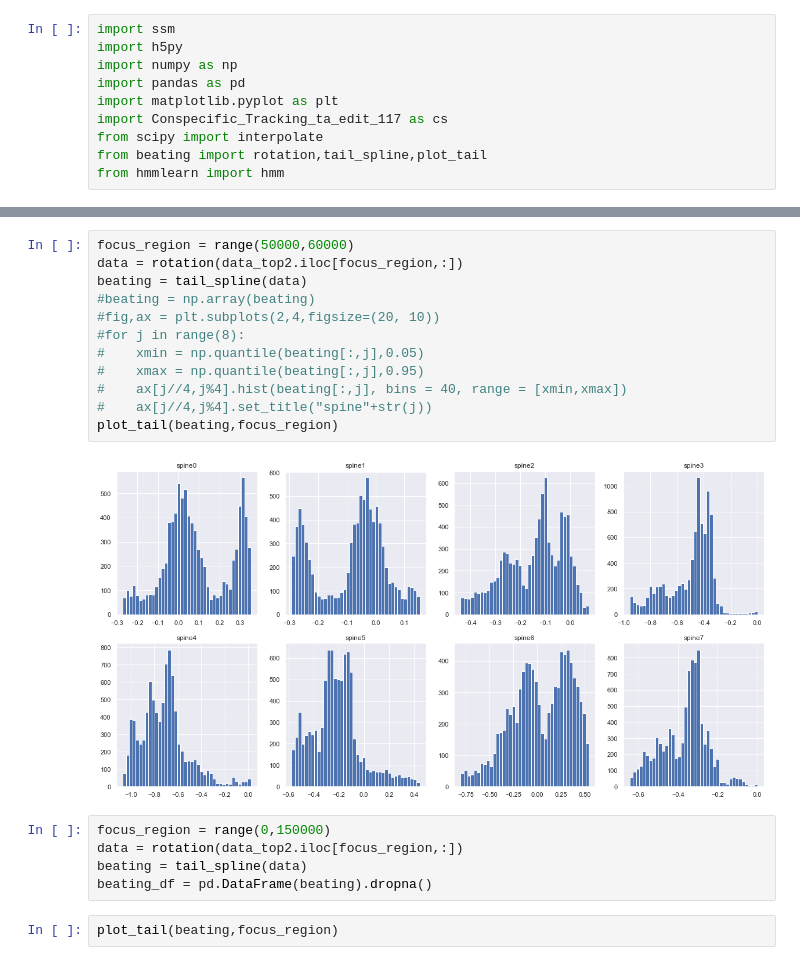
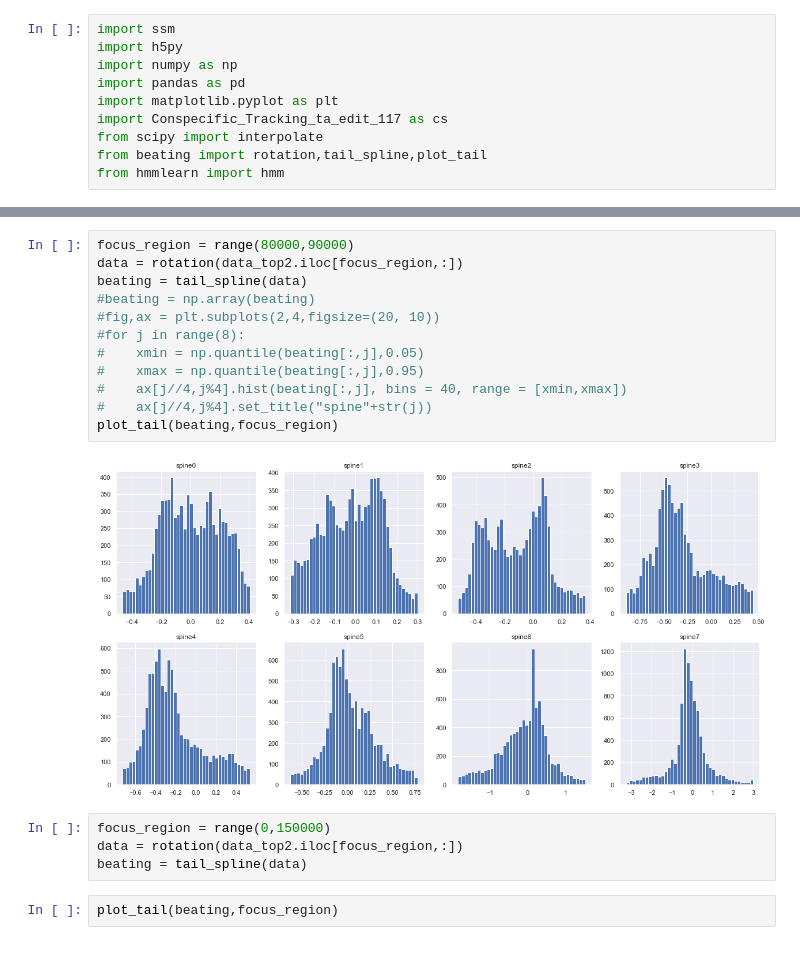
Before and after one commit to claire-everett/DSI-Students, a Jupyter notebook: Yuqi_scripts/200416-tail_beating_clustering.ipynb, the cells around one changed output, grey strips where cells are left out. Cells and saved outputs as stored; diff of their text form.

```diff
--- a/Yuqi_scripts/200416-tail_beating_clustering.ipynb
+++ b/Yuqi_scripts/200416-tail_beating_clustering.ipynb
@@ -25,24 +21,23 @@ A value is trying to be set on a copy of a slice from a DataFrame
 See the caveats in the documentation: http://pandas.pydata.org/pandas-docs/stable/user_guide/indexing.html#returning-a-view-versus-a-copy
   """
 # %%
-focus_region = range(50000,60000)
+focus_region = range(80000,90000)
 data = rotation(data_top2.iloc[focus_region,:])
 beating = tail_spline(data)
 #beating = np.array(beating)
 #fig,ax = plt.subplots(2,4,figsize=(20, 10))
 #for j in range(8):
 #    xmin = np.quantile(beating[:,j],0.05)
 #    xmax = np.quantile(beating[:,j],0.95)
 #    ax[j//4,j%4].hist(beating[:,j], bins = 40, range = [xmin,xmax])
 #    ax[j//4,j%4].set_title("spine"+str(j))
 plot_tail(beating,focus_region)
 # %% [output]
-[figure, old version]
+[figure, new version]
 # %%
 focus_region = range(0,150000)
 data = rotation(data_top2.iloc[focus_region,:])
 beating = tail_spline(data)
-beating_df = pd.DataFrame(beating).dropna()
 # %%
 plot_tail(beating,focus_region)
 # %% [output]
```
Also changed, not shown: parts of 5 cells of this notebook, 20 other files.
